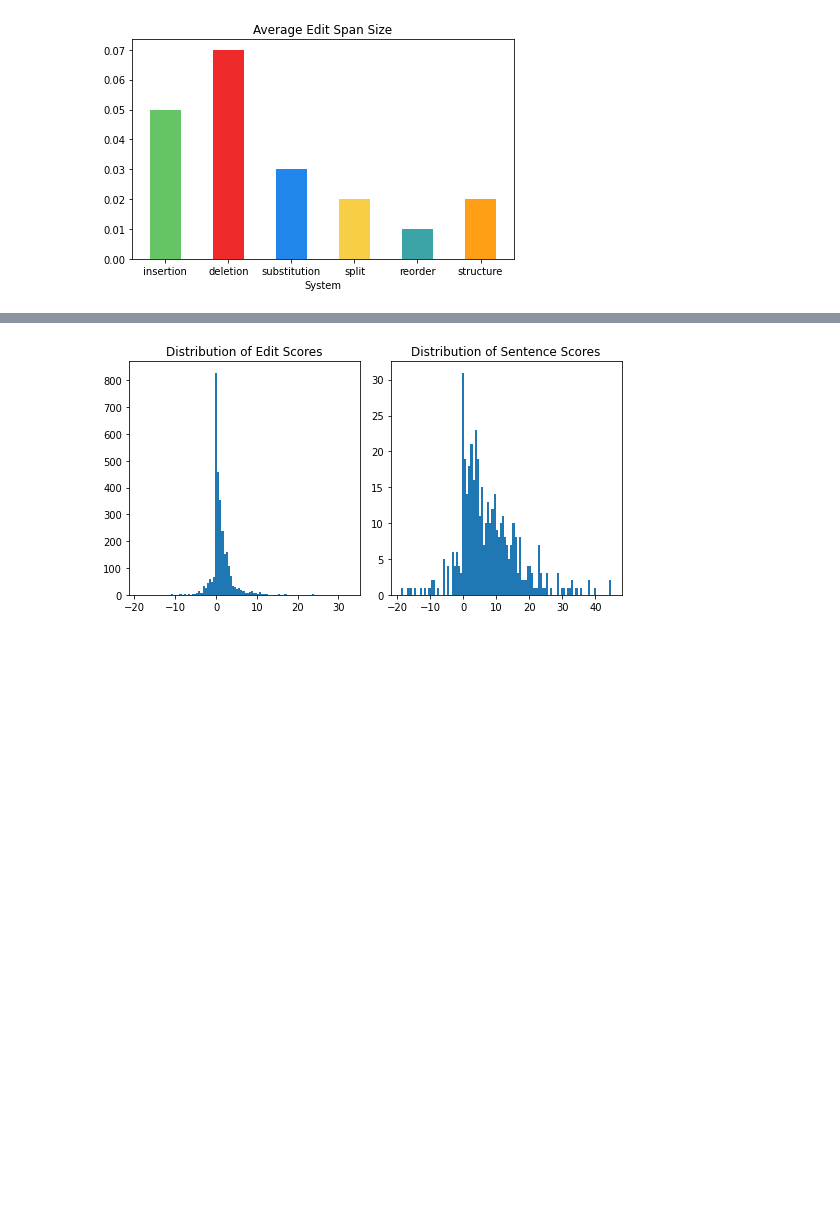
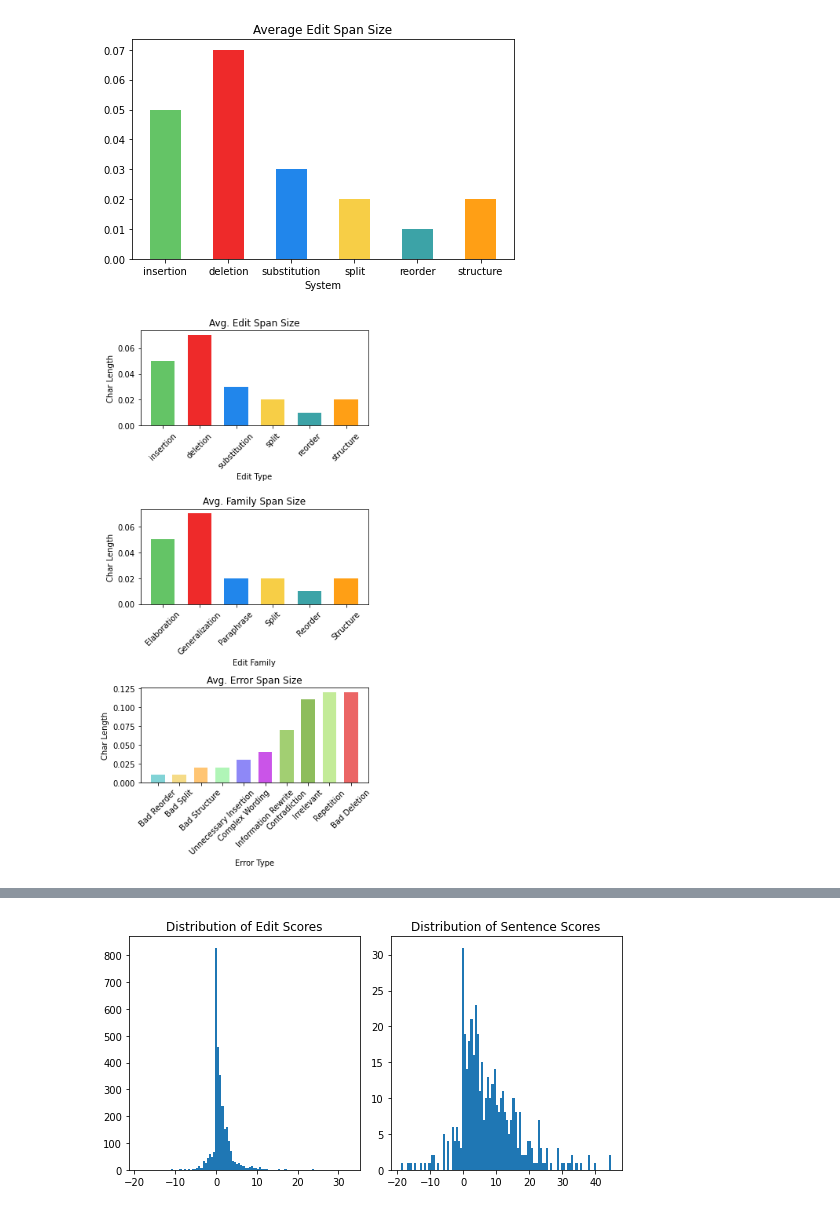
Before and after one commit to Yao-Dou/ts-annotation-tool, a Jupyter notebook: data/analysis/analysis.ipynb, the cells around one changed output, grey strips where cells are left out. Saved outputs shown, nothing was run; the diff lists cells and outputs as text; code cells hidden in the pictures; blank space fills up the shorter version.

Commit message:
add multi-dataset segmentation

```diff
--- a/data/analysis/analysis.ipynb
+++ b/data/analysis/analysis.ipynb
@@ -56,0 +80,50 @@ avg_span_size(annotations)
+# %%
+families = [
+    'elaboration',
+    'generalization',
+    'paraphrase',
+    'split',
+    'reorder',
+    'structure',
+]
+
+class Tmp(Enum):
+    NO_ERROR = 'No Error'
+
+width = 0.65
+annotations = [x for y in [sent['processed_annotations'] for sent in data] for x in y]
+fig, ax = plt.subplots(3, 1, figsize=(5, 10))
+
+edit_size = [avg([x['size'] for x in annotations if x['edit_type'] == edit_type]) for edit_type in edit_type_labels]
+ax[0].bar(edit_type_labels, edit_size, width, color=[color_mapping[label] for label in edit_type_labels])
+
+fam_size = [avg([x['size'] for x in get_annotations_by_edit_family(data, family)]) for family in families]
+ax[1].bar([x.capitalize() for x in families], fam_size, width, color=[color_mapping[label] for label in families])
+
+anns = [ann for sent in data for ann in sent['processed_annotations']]
+error_segmentation = {}
+for error in Error:
+    error_segmentation[error] = [a for a in anns if error == a['error_type']]
+error_segmentation[Tmp.NO_ERROR] = [a for a in anns if error == None]
+pts = []
+pts += [(error, avg([s['size'] for s in error_segmentation[error]])) for error in error_segmentation.keys()]
+pts = sorted([p for p in pts if p[1] != 0], key=lambda x: x[1])
+ax[2].bar([p[0].value for p in pts], [p[1] for p in pts], width, color=[color_mapping[label] for label in [p[0] for p in pts]])
+
+ax[0].set_xlabel('Edit Type')
+ax[1].set_xlabel('Edit Family')
+ax[2].set_xlabel('Error Type')
+
+ax[0].set_ylabel('Char Length')
+ax[1].set_ylabel('Char Length')
+ax[2].set_ylabel('Char Length')
+
+ax[0].set_title('Avg. Edit Span Size')
+ax[1].set_title('Avg. Family Span Size')
+ax[2].set_title('Avg. Error Span Size')
+
+for tick in ax[0].get_xticklabels() + ax[1].get_xticklabels() + ax[2].get_xticklabels():
+    tick.set_rotation(45)
+plt.show()
+# %% [output]
+[figure, added]
```
Also changed, not shown: parts of 6 cells of this notebook, 3 other files.
